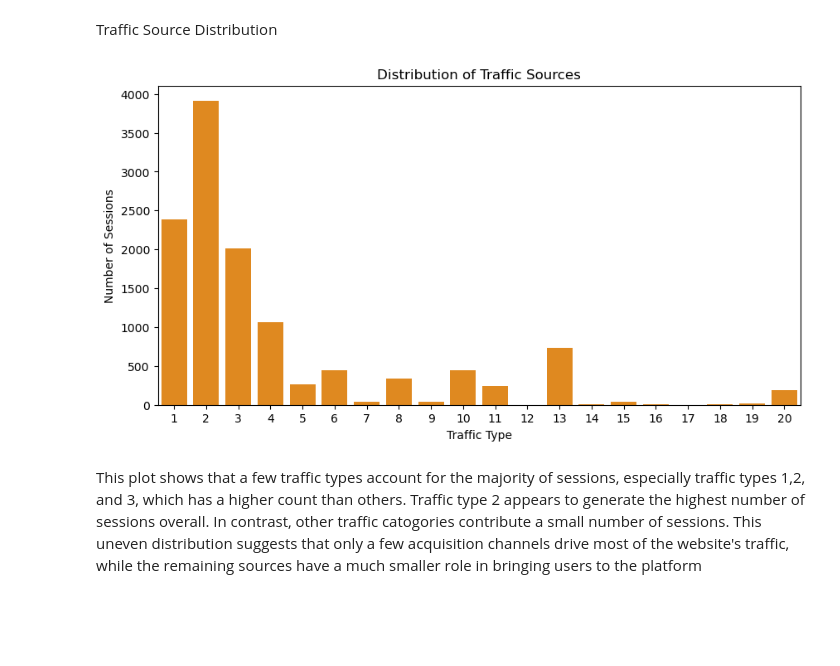
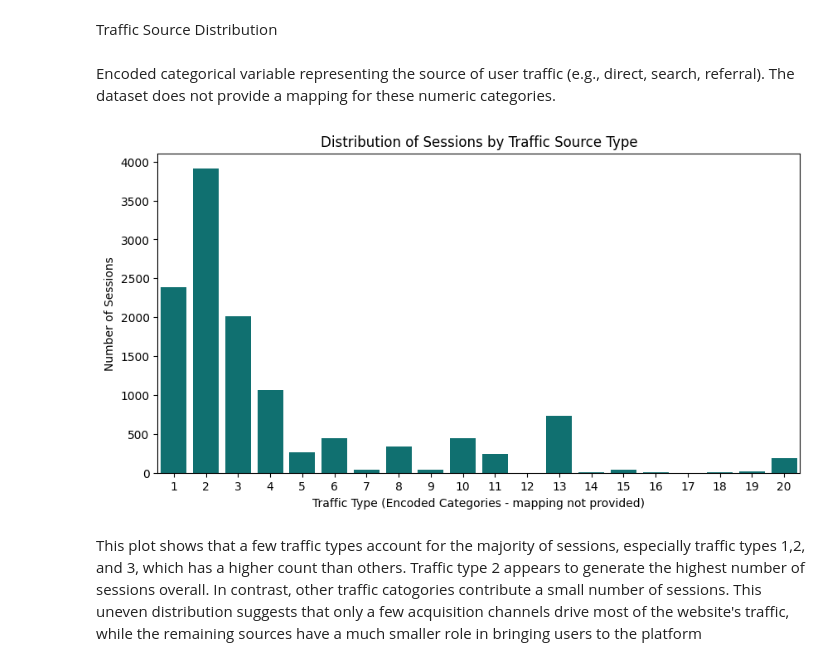
Before and after one commit to COGS108/Group067_WI26, a Jupyter notebook: 03-FinalProject.ipynb, the cells around one changed output. Cells and saved outputs as stored; diff of their text form; code cells hidden in the pictures; blank space fills up the shorter version.

```diff
--- a/03-FinalProject.ipynb
+++ b/03-FinalProject.ipynb
@@ -510,15 +514,17 @@ Name: Revenue, dtype: float64
 However, new visitors have a higher purchase rate (25%) compared to returning visitors (14%), suggesting that first-time users may be more likely to complete a purchase during their session.
 # %% [markdown]
 Traffic Source Distribution
+# %% [markdown]
+Encoded categorical variable representing the source of user traffic (e.g., direct, search, referral). The dataset does not provide a mapping for these numeric categories.
 # %%
 plt.figure(figsize=(10,5))
-sns.countplot(x='TrafficType', data=df, color='darkorange')
-plt.title("Distribution of Traffic Sources")
-plt.xlabel("Traffic Type")
+sns.countplot(x='TrafficType', data=df, color='teal')
+plt.title("Distribution of Sessions by Traffic Source Type")
+plt.xlabel("Traffic Type (Encoded Categories - mapping not provided)")
 plt.ylabel("Number of Sessions")
 plt.show()
 # %% [output]
-[figure, old version]
+[figure, new version]
 # %% [markdown]
 This plot shows that a few traffic types account for the majority of sessions, especially traffic types 1,2, and 3, which has a higher count than others. Traffic type 2 appears to generate the highest number of sessions overall. In contrast, other traffic catogories contribute a small number of sessions. This uneven distribution suggests that only a few acquisition channels drive most of the website's traffic, while the remaining sources have a much smaller role in bringing users to the platform
 # %% [markdown]
```
Also changed, not shown: parts of 7 cells of this notebook.
